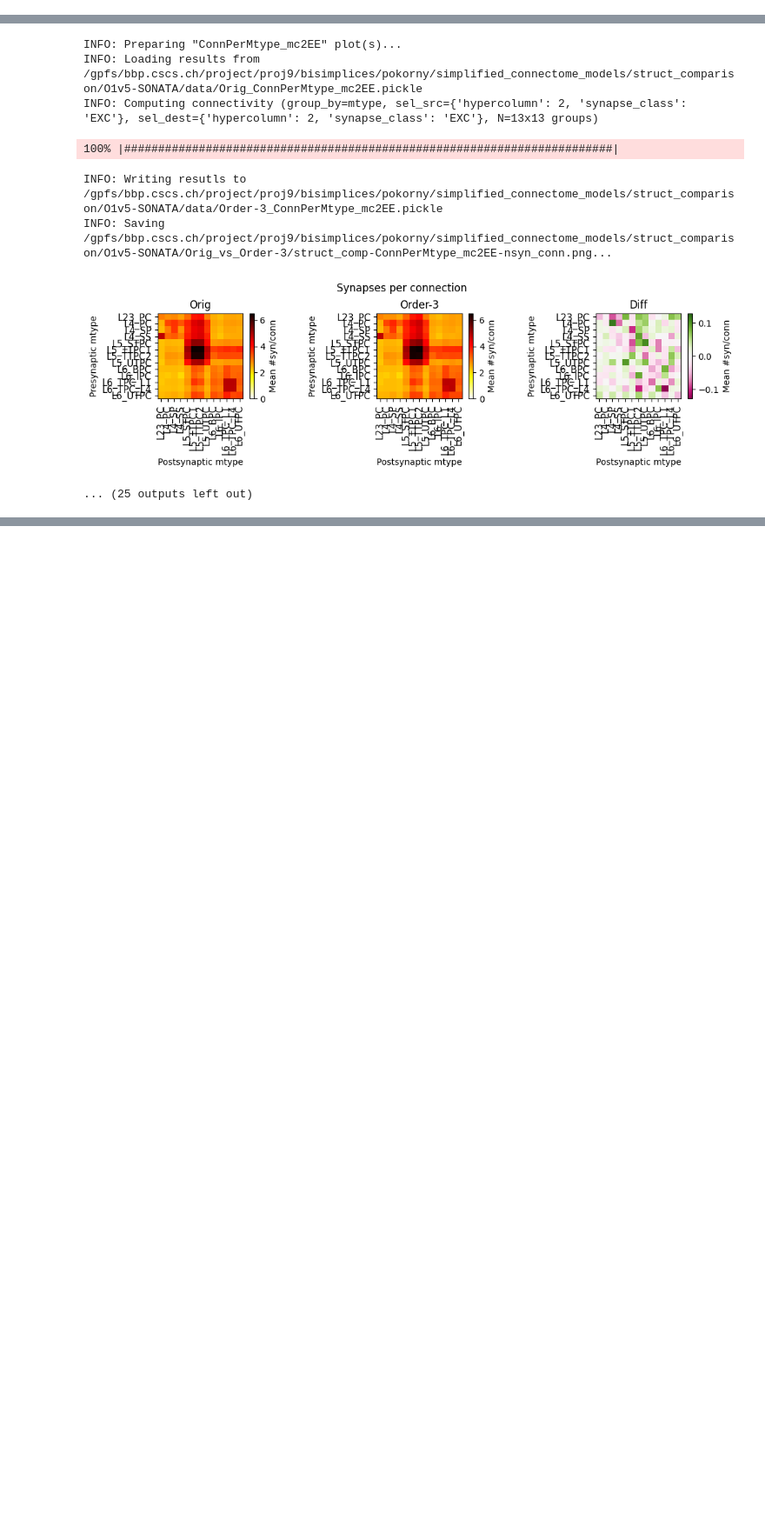
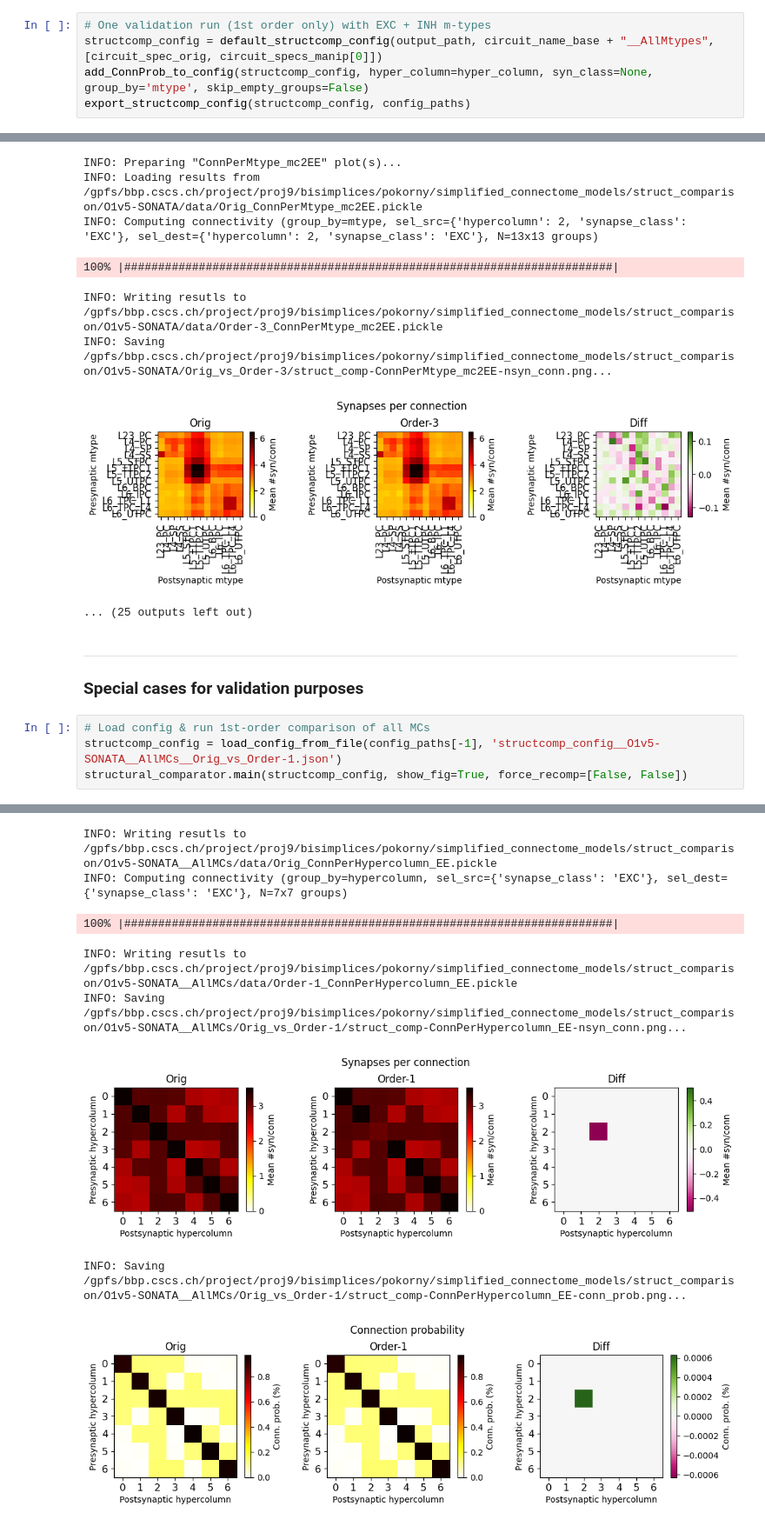
Before and after one commit to BlueBrain/o1v5-workflows, a Jupyter notebook: simplified_connectome_models/notebooks/O1v5_struct_comparator.ipynb, the cells around one changed output, grey strips where cells are left out. Shown at 87% size. Cells and saved outputs as stored; diff of their text form; blank space fills up the shorter version.

Commit message:
Added selected special cases to structural comparison

```diff
--- a/simplified_connectome_models/notebooks/O1v5_struct_comparator.ipynb
+++ b/simplified_connectome_models/notebooks/O1v5_struct_comparator.ipynb
@@ -142,0 +167,5 @@ Config file structcomp_config__O1v5-SONATA__Orig_vs_Order-3.json written to /gpf
+# %%
+# One validation run (1st order only) with EXC + INH m-types
+structcomp_config = default_structcomp_config(output_path, circuit_name_base + "__AllMtypes", [circuit_spec_orig, circuit_specs_manip[0]])
+add_ConnProb_to_config(structcomp_config, hyper_column=hyper_column, syn_class=None, group_by='mtype', skip_empty_groups=False)
+export_structcomp_config(structcomp_config, config_paths)
@@ -235,3 +267,11 @@ INFO: Writing resutls to /gpfs/bbp.cscs.ch/project/proj9/bisimplices/pokorny/sim
 INFO: Saving /gpfs/bbp.cscs.ch/project/proj9/bisimplices/pokorny/simplified_connectome_models/struct_comparison/O1v5-SONATA/Orig_vs_Order-3/struct_comp-ConnPerMtype_mc2EE-nsyn_conn.png...
 [figure]
 ... (25 outputs left out)
+# %% [markdown]
+---
+### Special cases for validation purposes
+# %%
+# Load config & run 1st-order comparison of all MCs
+structcomp_config = load_config_from_file(config_paths[-1], 'structcomp_config__O1v5-SONATA__AllMCs__Orig_vs_Order-1.json')
+structural_comparator.main(structcomp_config, show_fig=True, force_recomp=[False, False])
+# %% [output]
@@ -237,0 +286,8 @@ INFO: Saving /gpfs/bbp.cscs.ch/project/proj9/bisimplices/pokorny/simplified_conn
+INFO: Writing resutls to /gpfs/bbp.cscs.ch/project/proj9/bisimplices/pokorny/simplified_connectome_models/struct_comparison/O1v5-SONATA__AllMCs/data/Orig_ConnPerHypercolumn_EE.pickle
+INFO: Computing connectivity (group_by=hypercolumn, sel_src={'synapse_class': 'EXC'}, sel_dest={'synapse_class': 'EXC'}, N=7x7 groups)
+100% |########################################################################|
+INFO: Writing resutls to /gpfs/bbp.cscs.ch/project/proj9/bisimplices/pokorny/simplified_connectome_models/struct_comparison/O1v5-SONATA__AllMCs/data/Order-1_ConnPerHypercolumn_EE.pickle
+INFO: Saving /gpfs/bbp.cscs.ch/project/proj9/bisimplices/pokorny/simplified_connectome_models/struct_comparison/O1v5-SONATA__AllMCs/Orig_vs_Order-1/struct_comp-ConnPerHypercolumn_EE-nsyn_conn.png...
+[figure, added]
+INFO: Saving /gpfs/bbp.cscs.ch/project/proj9/bisimplices/pokorny/simplified_connectome_models/struct_comparison/O1v5-SONATA__AllMCs/Orig_vs_Order-1/struct_comp-ConnPerHypercolumn_EE-conn_prob.png...
+[figure, added]
```
Also changed, not shown: parts of 5 cells of this notebook.
